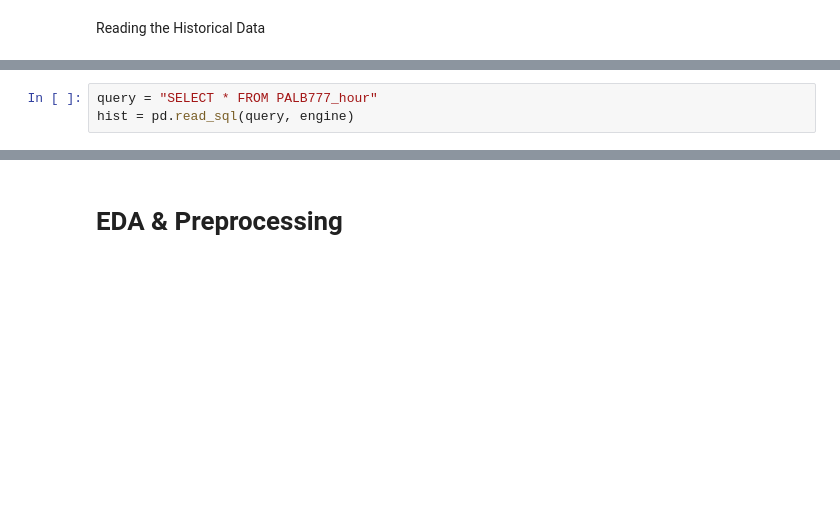
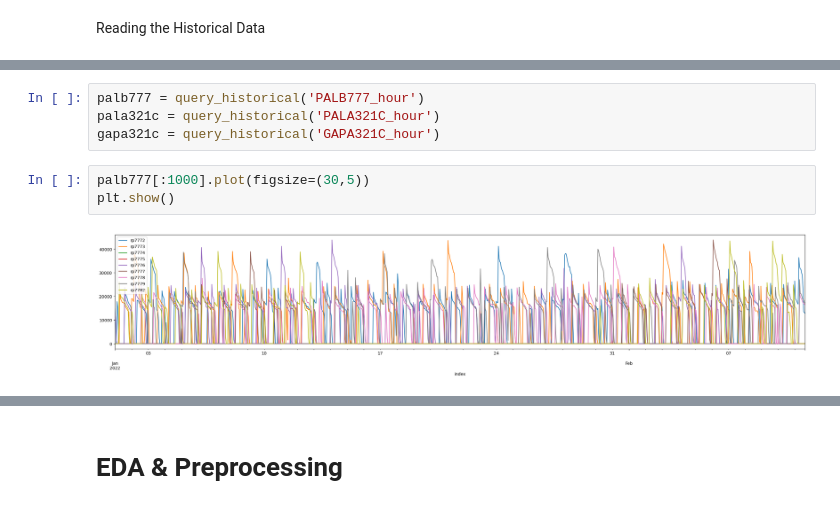
Before and after one commit to KyleCarlo/Predicting-Fuel-Consumption, a Jupyter notebook: Course-Model-perhour.ipynb, the cells around one changed output, grey strips where cells are left out. Drawn from its saved outputs; the diff is of its cells as text; blank space fills up the shorter version.

```diff
--- a/Course-Model-perhour.ipynb
+++ b/Course-Model-perhour.ipynb
@@ -43,3 +47,9 @@ Reading the Historical Data
 # %%
-query = "SELECT * FROM PALB777_hour"
-hist = pd.read_sql(query, engine)
+palb777 = query_historical('PALB777_hour')
+pala321c = query_historical('PALA321C_hour')
+gapa321c = query_historical('GAPA321C_hour')
+# %%
+palb777[:1000].plot(figsize=(30,5))
+plt.show()
+# %% [output]
+[figure, added]
```
Also changed, not shown: parts of 61 cells of this notebook, 15 other files.
